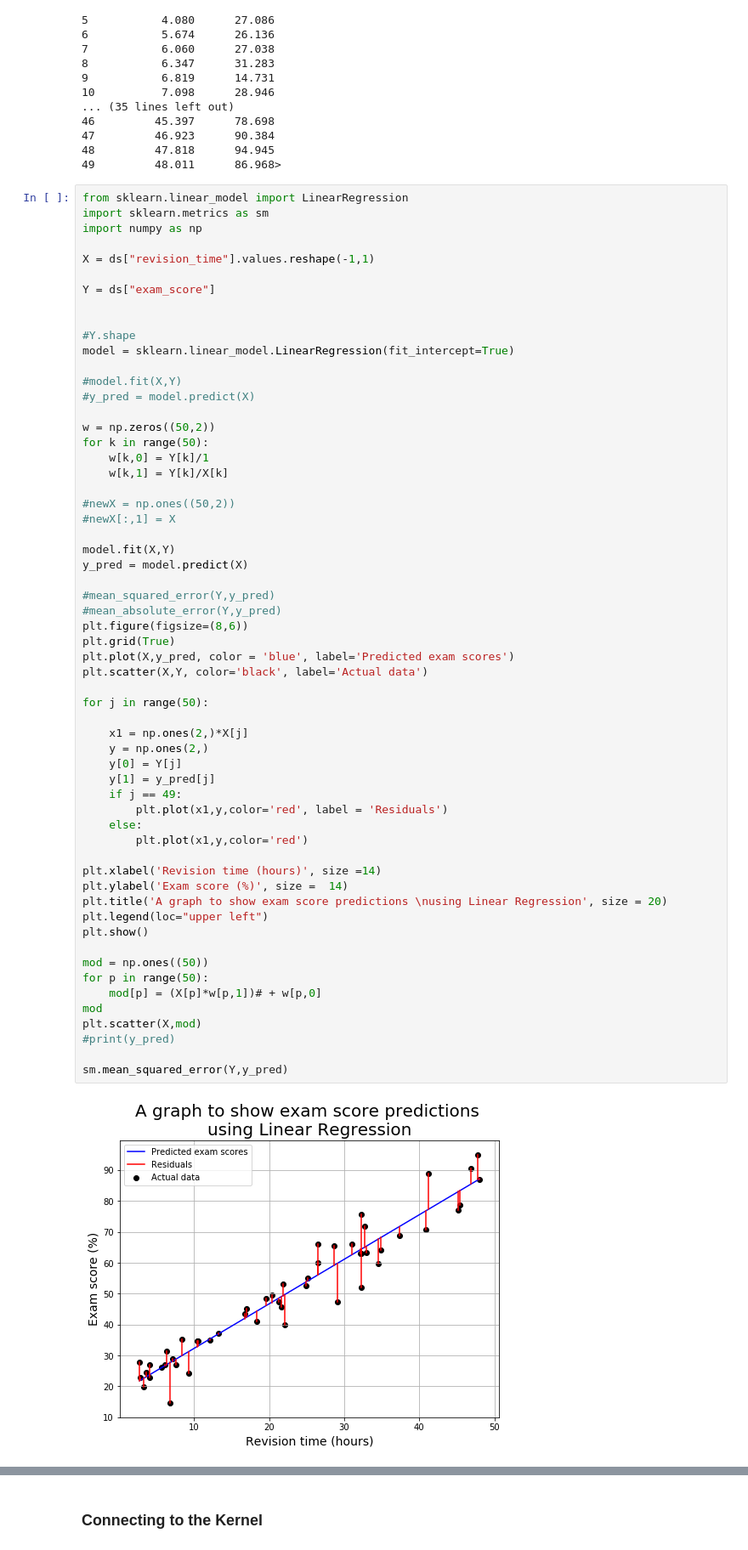
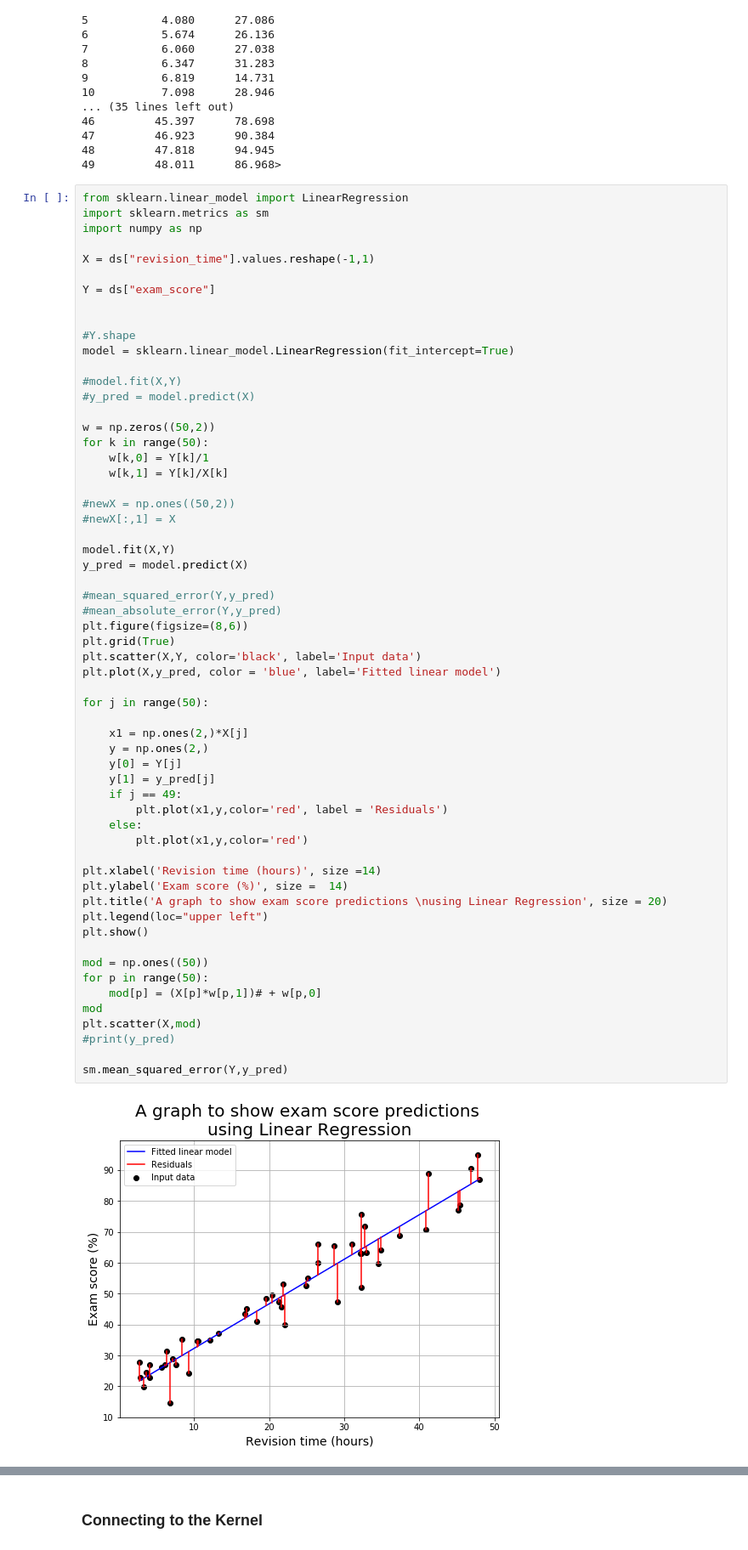
Before and after one commit to hwixley/IAML-cwk1, a Jupyter notebook: INFR10069-2020-CW1/00 - Introduction.ipynb, the cells around one changed output, grey strips where cells are left out. Shown: that part at 85% size. Cells and saved outputs as stored; diff of their text form.

```diff
--- a/INFR10069-2020-CW1/00 - Introduction.ipynb
+++ b/INFR10069-2020-CW1/00 - Introduction.ipynb
@@ -146,36 +146,36 @@ y_pred = model.predict(X)
 #mean_absolute_error(Y,y_pred)
 plt.figure(figsize=(8,6))
 plt.grid(True)
-plt.plot(X,y_pred, color = 'blue', label='Predicted exam scores')
-plt.scatter(X,Y, color='black', label='Actual data')
+plt.scatter(X,Y, color='black', label='Input data')
+plt.plot(X,y_pred, color = 'blue', label='Fitted linear model')
 
 for j in range(50):
 
     x1 = np.ones(2,)*X[j]
     y = np.ones(2,)
     y[0] = Y[j]
     y[1] = y_pred[j]
     if j == 49:
         plt.plot(x1,y,color='red', label = 'Residuals')
     else:
         plt.plot(x1,y,color='red')
 
 plt.xlabel('Revision time (hours)', size =14)
 plt.ylabel('Exam score (%)', size =  14)
 plt.title('A graph to show exam score predictions \nusing Linear Regression', size = 20)
 plt.legend(loc="upper left")
 plt.show()
 
 mod = np.ones((50))
 for p in range(50):
     mod[p] = (X[p]*w[p,1])# + w[p,0]
 mod
 plt.scatter(X,mod)
 #print(y_pred)
 
 sm.mean_squared_error(Y,y_pred)
 # %% [output]
-[figure, old version]
+[figure, new version]
 30.985472614541305
 [figure]
 # %% [markdown]
```
Also changed, not shown: 4 other files.
